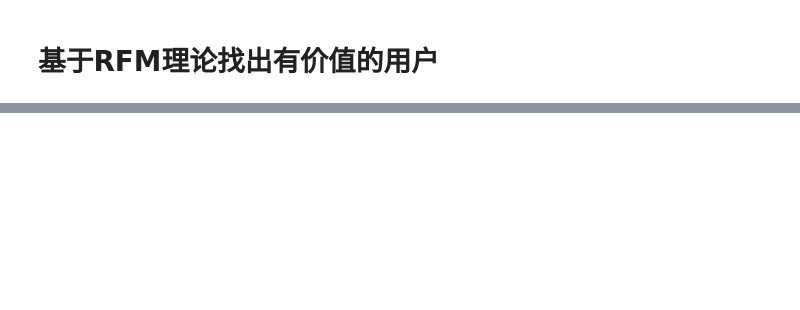
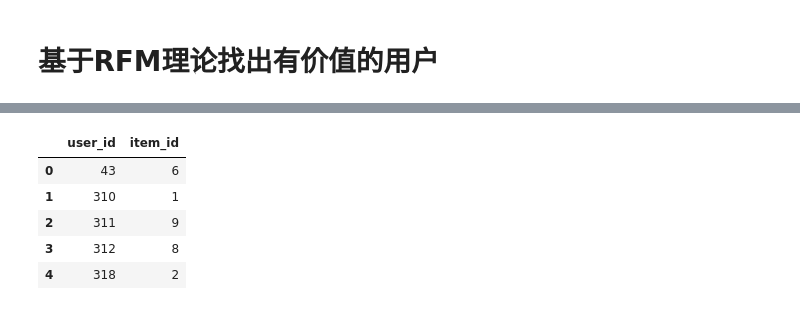
Before and after one commit to paxton615/Alibaba_UserBehavior_Analysis, a Jupyter notebook: drafts/AUBA_图表测试.ipynb, the cells around one changed output, grey strips where cells are left out. Cells and saved outputs as stored; diff of their text form; code cells hidden in the pictures; blank space fills up the shorter version.

```diff
--- a/drafts/AUBA_图表测试.ipynb
+++ b/drafts/AUBA_图表测试.ipynb
@@ -1031,0 +1037,12 @@ recent_buy.reset_index(inplace=True)
+# %%
+# 有过购物记录的users，每人总共购买了多少商品
+shopping_lots = users[users['status']=='buy'].groupby('user_id', as_index=False).item_id.count()
+
+shopping_lots.head()
+# %% [output]
+|  | user_id | item_id |
+| 0 | 43 | 6 |
+| 1 | 310 | 1 |
+| 2 | 311 | 9 |
+| 3 | 312 | 8 |
+| 4 | 318 | 2 |
```
Also changed, not shown: parts of 59 cells of this notebook, 5 other files.
